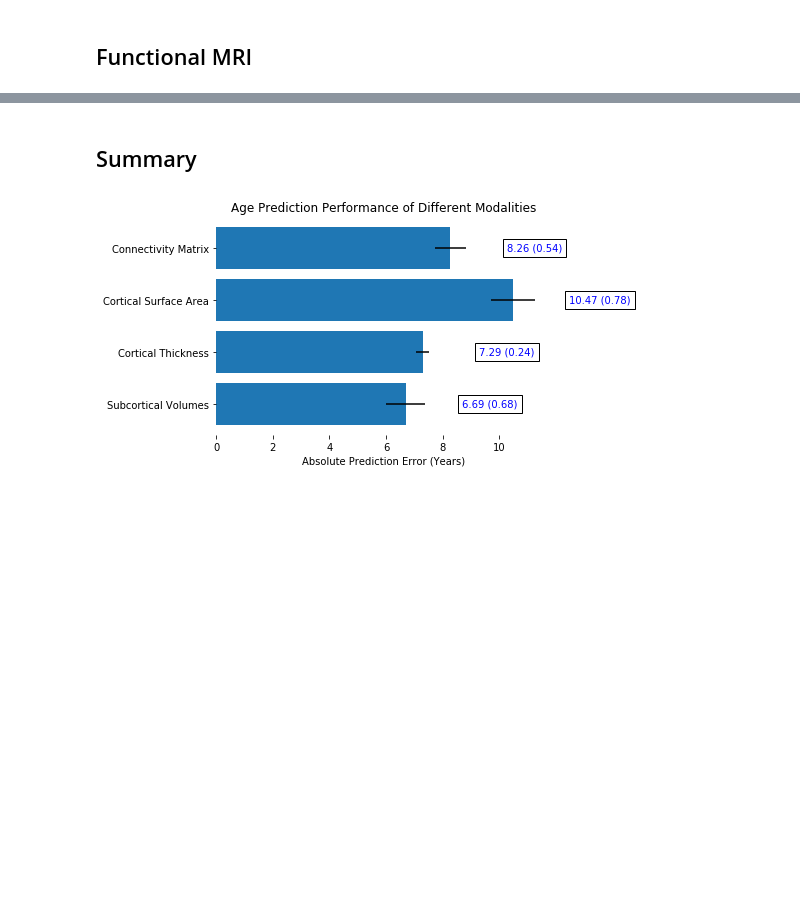
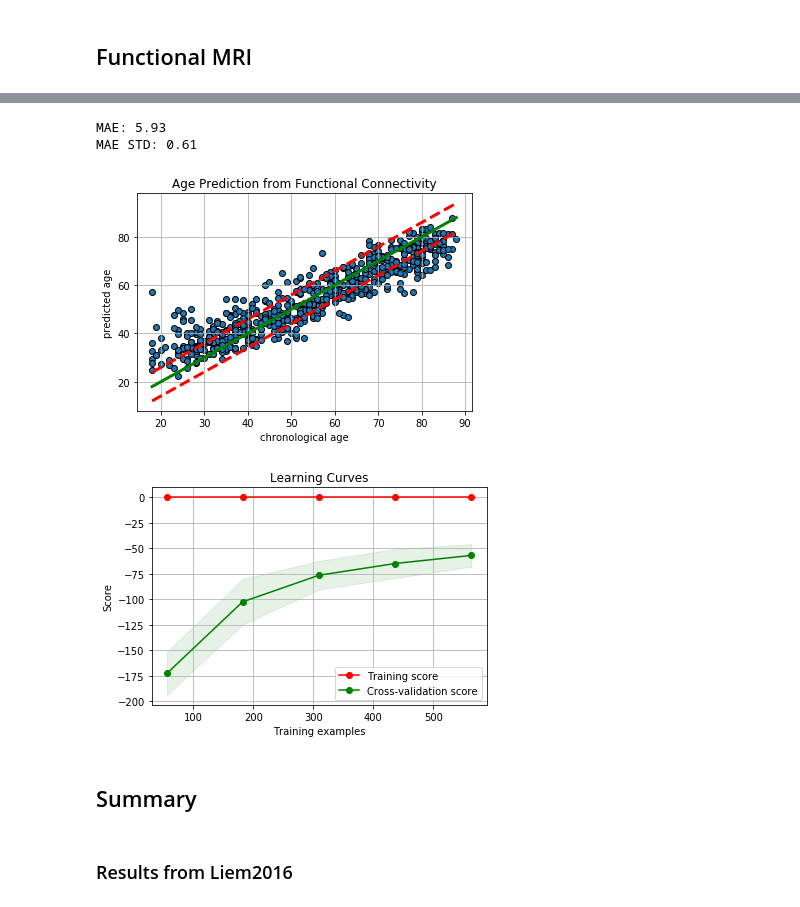
Before and after one commit to OlehKSS/camcan_analysis, a Jupyter notebook: notebook/mri/age_prediction.ipynb, the cells around one changed output, grey strips where cells are left out. Saved outputs shown, nothing was run; the diff lists cells and outputs as text; code cells hidden in the pictures; blank space fills up the shorter version.

```diff
--- a/notebook/mri/age_prediction.ipynb
+++ b/notebook/mri/age_prediction.ipynb
@@ -276,0 +316,5 @@ MAE STD: 0.54
+# %%
+# read connectivity data
+connect_data = pd.read_hdf('../../data/connectivity/connect_data_tangent.h5',
+                              key='modl256')
+connect_data.head()
@@ -277,28 +329,23 @@ MAE STD: 0.54
+# %%
+y, y_pred, arr_mae, arr_r2, train_sizes, train_scores, test_scores, _ = run_ridge(connect_data, subjects_data)
+
+arr_mae = -arr_mae
+mae = arr_mae.mean()
+std = arr_mae.std()
+
+print('MAE: %.2f' % mae)
+print('MAE STD: %.2f' % std)
+
+mae_std['Connectivity Matrix, MODL 256'] = (mae, std)
+
+plot_pred(y, y_pred, mae, title='Age Prediction from Functional Connectivity')
+plot_learning_curve(train_sizes, train_scores, test_scores)
+# %% [output]
+MAE: 5.93
+MAE STD: 0.61
+[figure, added]
+[figure, added]
 # %% [markdown]
 ## Summary
-# %%
-objects = tuple(reversed(sorted(mae_std.keys())))
-y_pos = np.arange(len(objects))
-mae = tuple(mae_std[k][0] for k in objects)
-std = tuple(mae_std[k][1] for k in objects)
-
-fig, axs = plt.subplots()
-#axs.grid(zorder=0)
-axs.barh(y_pos, mae, align='center', xerr=std)
-
-# remove frame around the plot
-axs.spines["top"].set_visible(False)
-axs.spines["bottom"].set_visible(False)
-axs.spines["right"].set_visible(False)
-axs.spines["left"].set_visible(False)
-
-for i, v in enumerate(mae):
-    axs.text(v + 2, i - 0.05, f'{round(v, 2)} ({round(std[i], 2)})', color='blue', bbox=dict(facecolor='white'))
-
-plt.yticks(y_pos, objects)
-plt.xlabel('Absolute Prediction Error (Years)')
-plt.title('Age Prediction Performance of Different Modalities')
-
-plt.show()
-# %% [output]
-[figure, removed]
+# %% [markdown]
+### Results from Liem2016
```
Also changed, not shown: parts of 12 cells of this notebook, 2 other files.
